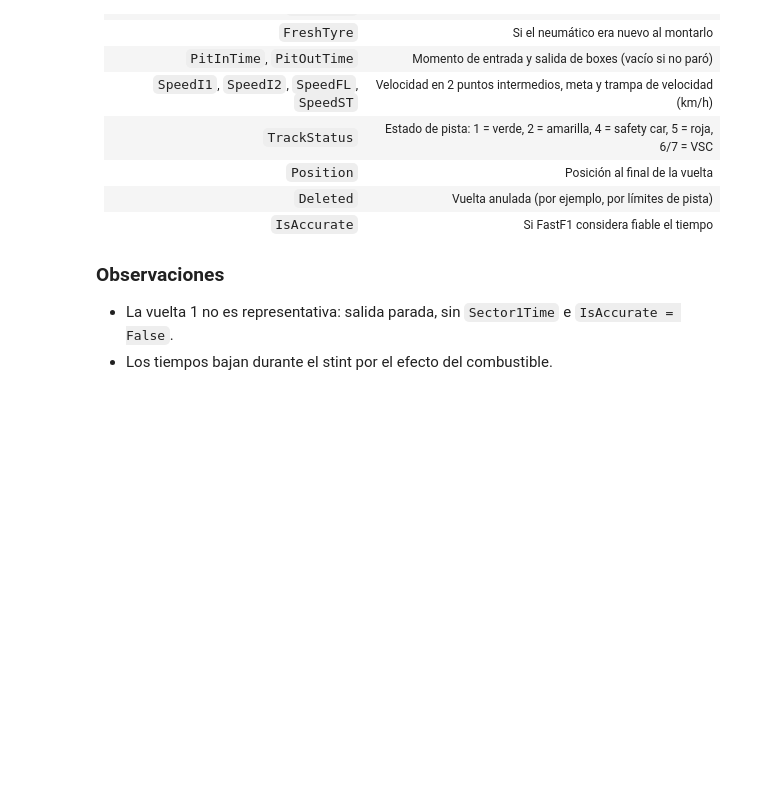
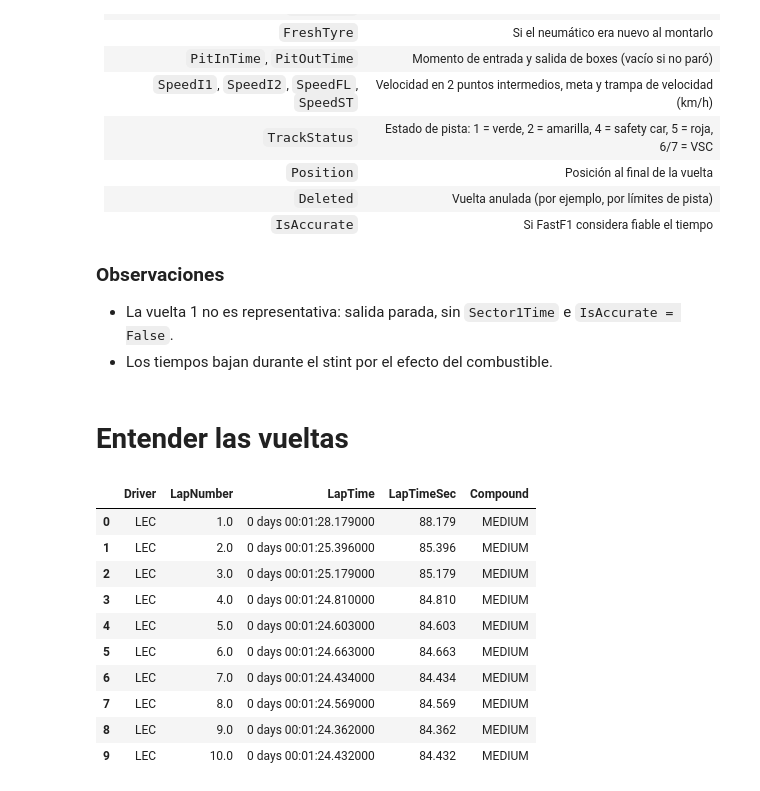
Before and after one commit to wewesito/f1-strategy-analytics, a Jupyter notebook: 01_exploracion.ipynb, the cells around one changed output. Cells and saved outputs as stored; diff of their text form; code cells hidden in the pictures; blank space fills up the shorter version.

```diff
--- a/01_exploracion.ipynb
+++ b/01_exploracion.ipynb
@@ -146,3 +146,25 @@ laps.columns.tolist()
 ### Observaciones
 - La vuelta 1 no es representativa: salida parada, sin `Sector1Time` e `IsAccurate = False`.
 - Los tiempos bajan durante el stint por el efecto del combustible.
+# %% [markdown]
+# Entender las vueltas
+# %%
+# Trabajamos sobre una copia para no modificar los datos originales
+laps = session.laps.copy()
+
+# .dt.total_seconds() convierte un timedelta en segundos (1:28.179 → 88.179)
+laps['LapTimeSec'] = laps['LapTime'].dt.total_seconds()
+
+laps[['Driver', 'LapNumber', 'LapTime', 'LapTimeSec', 'Compound']].head(10)
+# %% [output]
+|  | Driver | LapNumber | LapTime | LapTimeSec | Compound |
+| 0 | LEC | 1.0 | 0 days 00:01:28.179000 | 88.179 | MEDIUM |
+| 1 | LEC | 2.0 | 0 days 00:01:25.396000 | 85.396 | MEDIUM |
+| 2 | LEC | 3.0 | 0 days 00:01:25.179000 | 85.179 | MEDIUM |
+| 3 | LEC | 4.0 | 0 days 00:01:24.810000 | 84.810 | MEDIUM |
+| 4 | LEC | 5.0 | 0 days 00:01:24.603000 | 84.603 | MEDIUM |
+| 5 | LEC | 6.0 | 0 days 00:01:24.663000 | 84.663 | MEDIUM |
+| 6 | LEC | 7.0 | 0 days 00:01:24.434000 | 84.434 | MEDIUM |
+| 7 | LEC | 8.0 | 0 days 00:01:24.569000 | 84.569 | MEDIUM |
+| 8 | LEC | 9.0 | 0 days 00:01:24.362000 | 84.362 | MEDIUM |
+| 9 | LEC | 10.0 | 0 days 00:01:24.432000 | 84.432 | MEDIUM |
```
Also changed, not shown: parts of 3 cells of this notebook.
